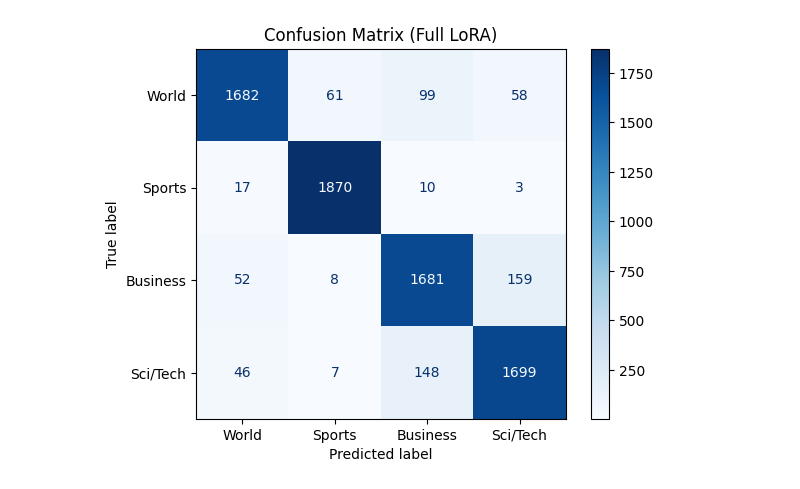
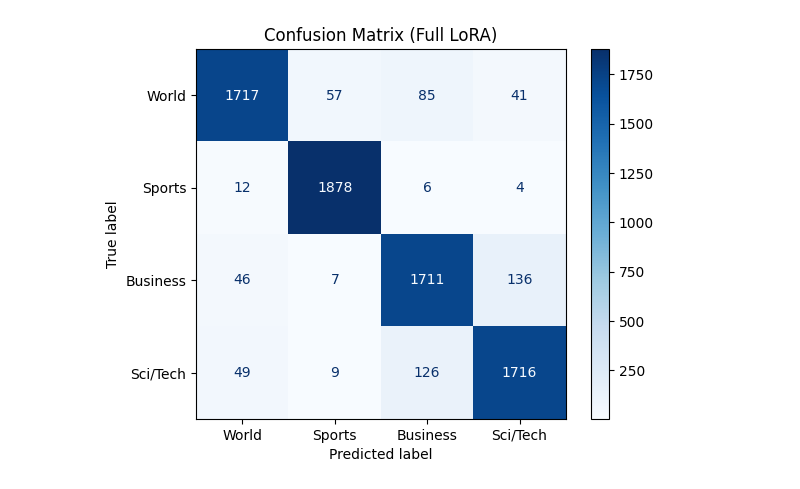
Before and after one commit to Matthew-Elbert/Selective-LoRA-Update-for-Memory-Efficient-LLM-Fine-Tuning, a Jupyter notebook: plotting_mem_loss_conf.ipynb, the cells around one changed output. Cells and saved outputs as stored; diff of their text form; code cells hidden in the pictures.

```diff
--- a/plotting_mem_loss_conf.ipynb
+++ b/plotting_mem_loss_conf.ipynb
@@ -86,4 +86,4 @@ plot_loss('results_Full_20260317_125321',"Full LoRA")
 # %%
-plot_conf_matrix('results_Full_20260317_125321',"Full LoRA")
+plot_conf_matrix('results_Full_20260331_144413',"Full LoRA")
 # %% [output]
-[figure, old version]
+[figure, new version]
```
Also changed, not shown: parts of 2 cells of this notebook.
